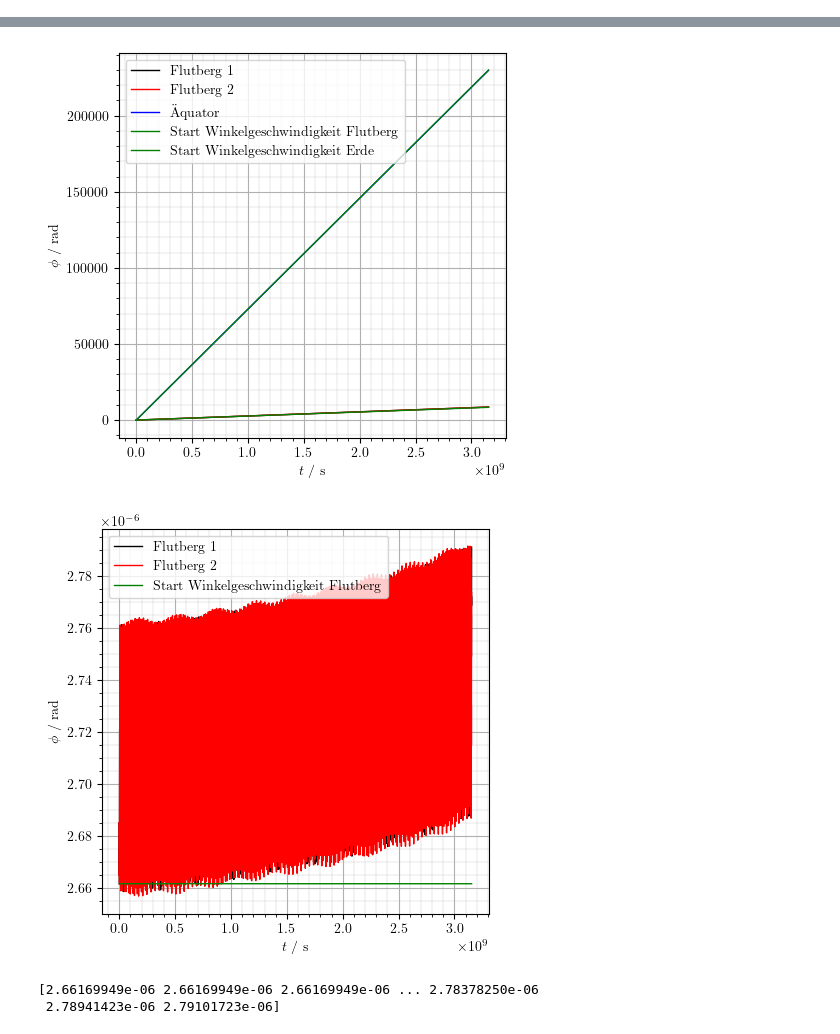
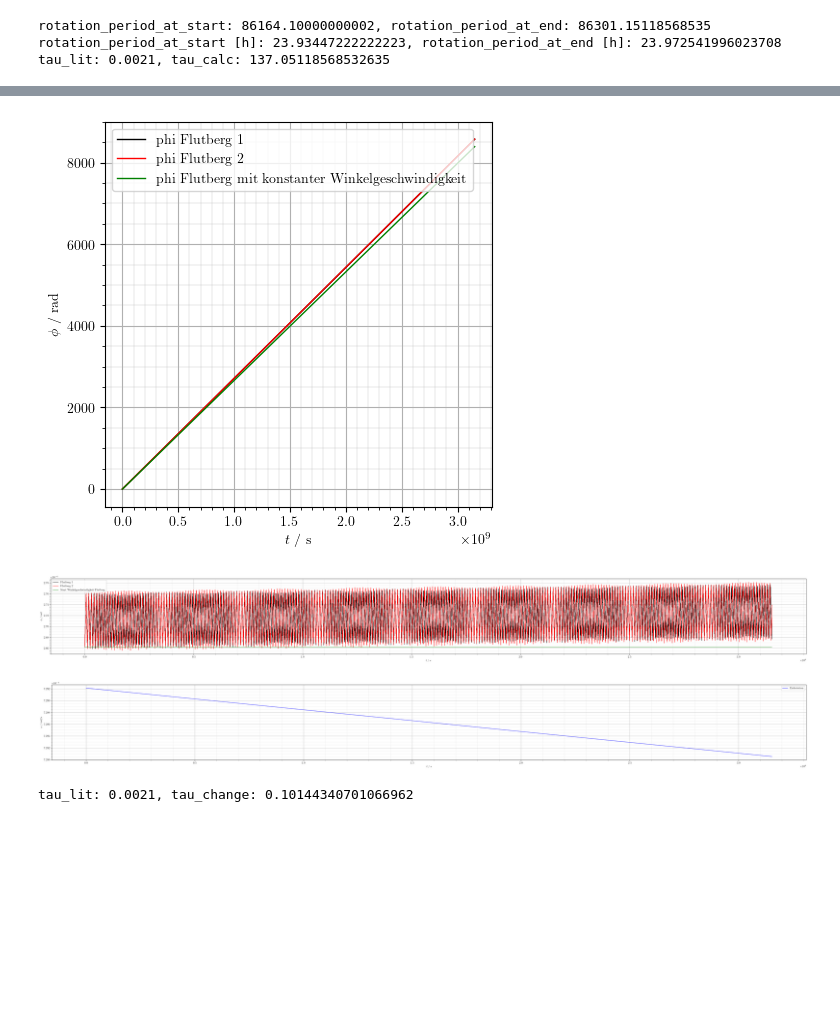
Before and after one commit to Nusssecke/Gezeitenreibung, a Jupyter notebook: finn_temp.ipynb, the cells around one changed output, grey strips where cells are left out. Saved outputs shown, nothing was run; the diff lists cells and outputs as text; code cells hidden in the pictures; blank space fills up the shorter version.

```diff
--- a/finn_temp.ipynb
+++ b/finn_temp.ipynb
@@ -117,3 +130,21 @@ ValueError: too many values to unpack (expected 12)
+# %%
+# TErdRotation = 86164.100        # s           : Heutige Periodendauer der intrinsischen Erdrotation
+# tau = 0.0021                    # s/100a      : Zunahme der Tageslänge auf der Erde in 100 Jahren
+
+# The change in the angular velocity
+angular_velocity_change = (omega_E[0] - omega_E[-1])
+
+# w = 2*pi/T -> T = 2*pi/w
+rotation_period_at_start = (2*pi/omega_E[0])
+rotation_period_at_end = (2*pi/omega_E[-1])
+print(f'rotation_period_at_start: {rotation_period_at_start}, rotation_period_at_end: {rotation_period_at_end}')
+print(f'rotation_period_at_start [h]: {rotation_period_at_start/3600}, rotation_period_at_end [h]: {rotation_period_at_end/3600}')
+
+print(f'tau_lit: {tau}, tau_calc: {rotation_period_at_end - rotation_period_at_start}')
+# %% [output]
+rotation_period_at_start: 86164.10000000002, rotation_period_at_end: 86301.15118568535
+rotation_period_at_start [h]: 23.93447222222223, rotation_period_at_end [h]: 23.972541996023708
+tau_lit: 0.0021, tau_calc: 137.05118568532635
 # %%
 x_1, y_1 = x_E + RErde*np.cos(phi_1), y_E + RErde*np.sin(phi_1)
 x_2, y_2 = x_E + RErde*np.cos(phi_2), y_E + RErde*np.sin(phi_2)
@@ -130,7 +161,6 @@ plt.plot(x_E, y_E, 'k', linewidth=1, label='Erde')
 plt.plot(x_M/10, y_M/10, 'r', linewidth=1, label='Mond (/10)')
 plt.plot(x_1, y_1, 'b', linewidth=1, label='Flutberg 1')
 plt.plot(x_2, y_2, 'b', linewidth=1, label='Flutberg 2')
-# plt.plot(x_E + (RErde/2)*np.cos(phi_E), y_E + (RErde/2)*np.sin(phi_E), 'g', linewidth=1, label='Äquator')
 
 plt.legend()
 plt.show()
@@ -144,7 +174,6 @@ ax.plot(x_E, y_E, t, 'k', label='Erde')
 ax.plot(x_M/10, y_M/10, t, 'r', label='Mond')
 ax.plot(x_1, y_1, t, 'b', label='Flutberg 1')
 ax.plot(x_2, y_2, t, 'b', label='Flutberg 2')
-# ax.plot(x_E + RErde/2*np.cos(phi_E), y_E + RErde/2*np.sin(phi_E), t, 'g', label='Äquator')
 ax.set_xlabel("$x$ / m")
 ax.set_ylabel("$y$ / m")
 ax.set_zlabel("$t$ / s")
@@ -161,18 +190,17 @@ plt.minorticks_on()
 plt.xlabel("$t$ / s")
 plt.ylabel("$\phi$ / rad")
 
-plt.plot(t, phi_1 , 'k', linewidth=1, label='Flutberg 1')
-plt.plot(t, phi_2, 'r', linewidth=1, label='Flutberg 2')
-plt.plot(t, phi_E, 'b', linewidth=1, label='Äquator')
-plt.plot(t, np.multiply(t, 2*pi/TMondBahn), 'g', linewidth=1, label='Start Winkelgeschwindigkeit Flutberg')
-plt.plot(t, np.multiply(t, 2*pi / TErdRotation), 'g', linewidth=1, label='Start Winkelgeschwindigkeit Erde')
+plt.plot(t, phi_1 , 'k', linewidth=1, label='phi Flutberg 1')
+plt.plot(t, phi_2, 'r', linewidth=1, label='phi Flutberg 2')
+# plt.plot(t, phi_E, 'b', linewidth=1, label='Äquator')
+plt.plot(t, np.multiply(t, 2*pi/TMondBahn), 'g', linewidth=1, label='phi Flutberg mit konstanter Winkelgeschwindigkeit')
 plt.legend()
 plt.show()
 plt.close()
 
 # Plot the anglevelocities of the tides over time
 plt.rc('axes', axisbelow=True)
-plt.figure(figsize=(5, 5))
+plt.figure(figsize=(50, 5))
 plt.grid('minor', 'minor', linestyle='-', linewidth=0.2)
 plt.grid('major', 'major', linestyle='-', linewidth=0.8)
 plt.minorticks_on()
@@ -188,5 +216,18 @@ plt.legend()
 plt.show()
 plt.close()
 
-print(omega_1)
+# Plot the anglular velocitiy of the earth over time
+plt.rc('axes', axisbelow=True)
+plt.figure(figsize=(50, 5))
+plt.grid('minor', 'minor', linestyle='-', linewidth=0.2)
+plt.grid('major', 'major', linestyle='-', linewidth=0.8)
+plt.minorticks_on()
+plt.xlabel("$t$ / s")
+plt.ylabel("$\omega$ / rad/s")
+
+plt.plot(t, omega_E, 'b', linewidth=1, label='Erdrotation')
+
+plt.legend()
+plt.show()
+plt.close()
 # %% [output]
@@ -195,7 +236,7 @@ print(omega_1)
-[figure, old version]
+[figure, new version]
-[figure, old version]
+[figure, new version]
+[figure, added]
-[2.66169949e-06 2.66169949e-06 2.66169949e-06 ... 2.78378250e-06
- 2.78941423e-06 2.79101723e-06]
+tau_lit: 0.0021, tau_change: 0.10144340701066962
 # %%
 # Remove every 2nd element of the array to reduce the amount of data
 count = 1
```
Also changed, not shown: parts of 4 cells of this notebook, 3 other files.
